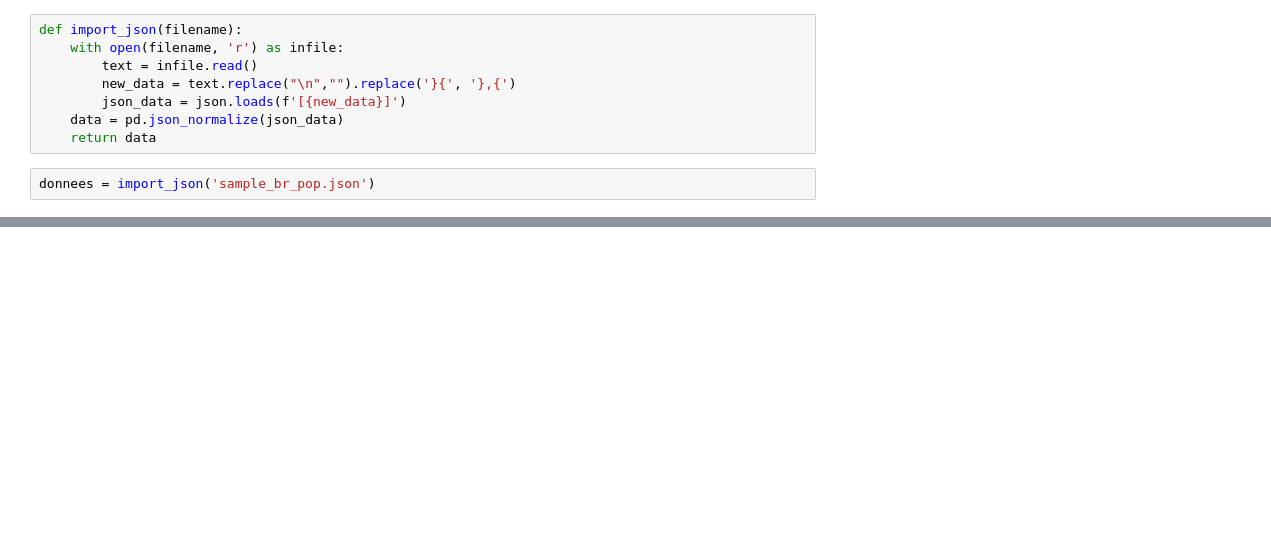
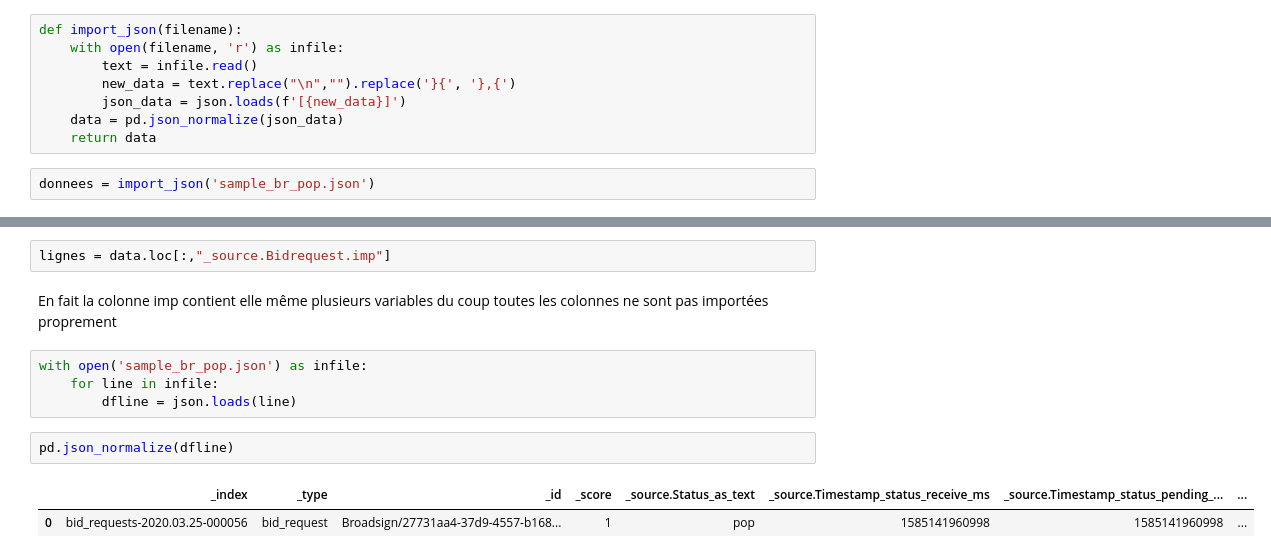
Before and after one commit to ThomasM-mecen/Displayce_internship, a Jupyter notebook: import_json.ipynb, the cells around one changed output, grey strips where cells are left out. Drawn from its saved outputs; the diff is of its cells as text; blank space fills up the shorter version.

Commit message:
add changes of simulations and import

```diff
--- a/import_json.ipynb
+++ b/import_json.ipynb
@@ -86,0 +55,13 @@ donnees.head()
+# %%
+lignes = data.loc[:,"_source.Bidrequest.imp"]
+# %% [markdown]
+En fait la colonne imp contient elle même plusieurs variables du coup toutes les colonnes ne sont pas importées proprement
+# %%
+with open('sample_br_pop.json') as infile:
+    for line in infile:
+        dfline = json.loads(line)
+# %%
+pd.json_normalize(dfline)
+# %% [output]
+|  | _index | _type | _id | _score | _source.Status_as_text | _source.Timestamp_status_receive_ms | _source.Timestamp_status_pending_... | ... |
+| 0 | bid_requests-2020.03.25-000056 | bid_request | Broadsign/27731aa4-37d9-4557-b168... | 1 | pop | 1585141960998 | 1585141960998 | ... |
```
Also changed, not shown: parts of 17 cells of this notebook, 1 other file.
